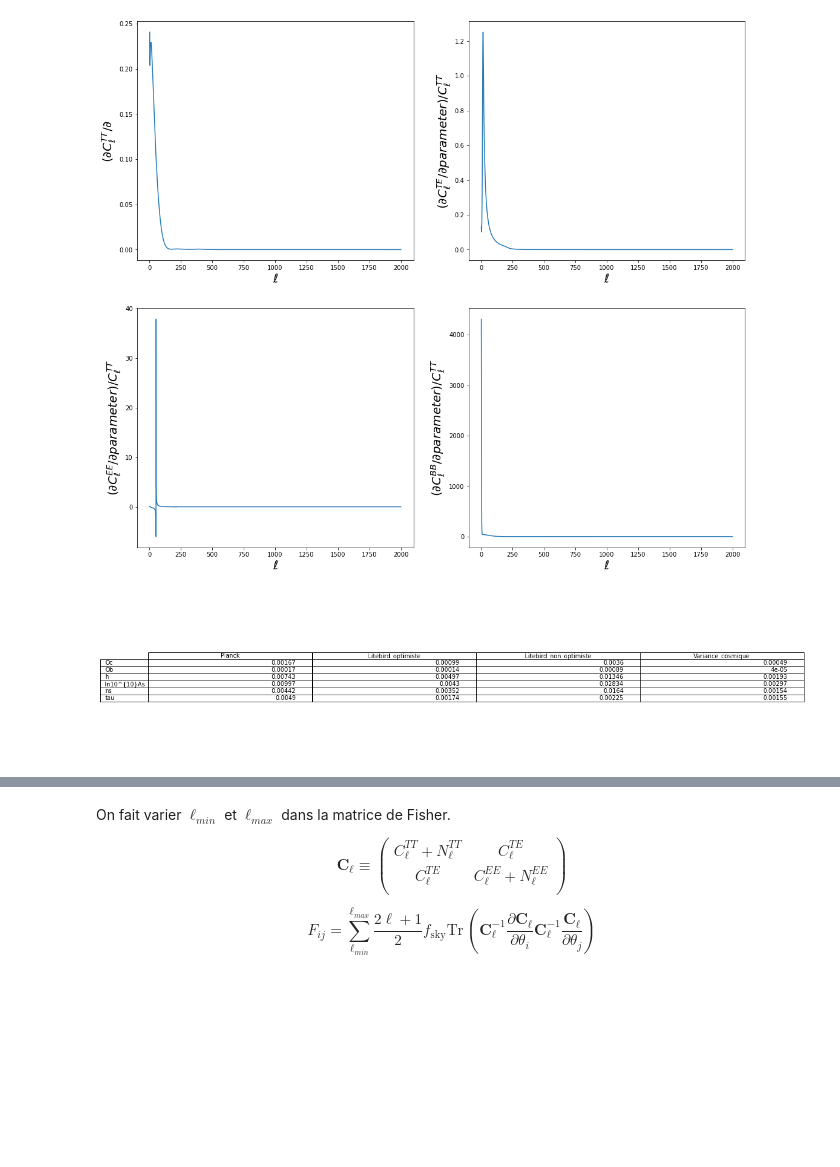
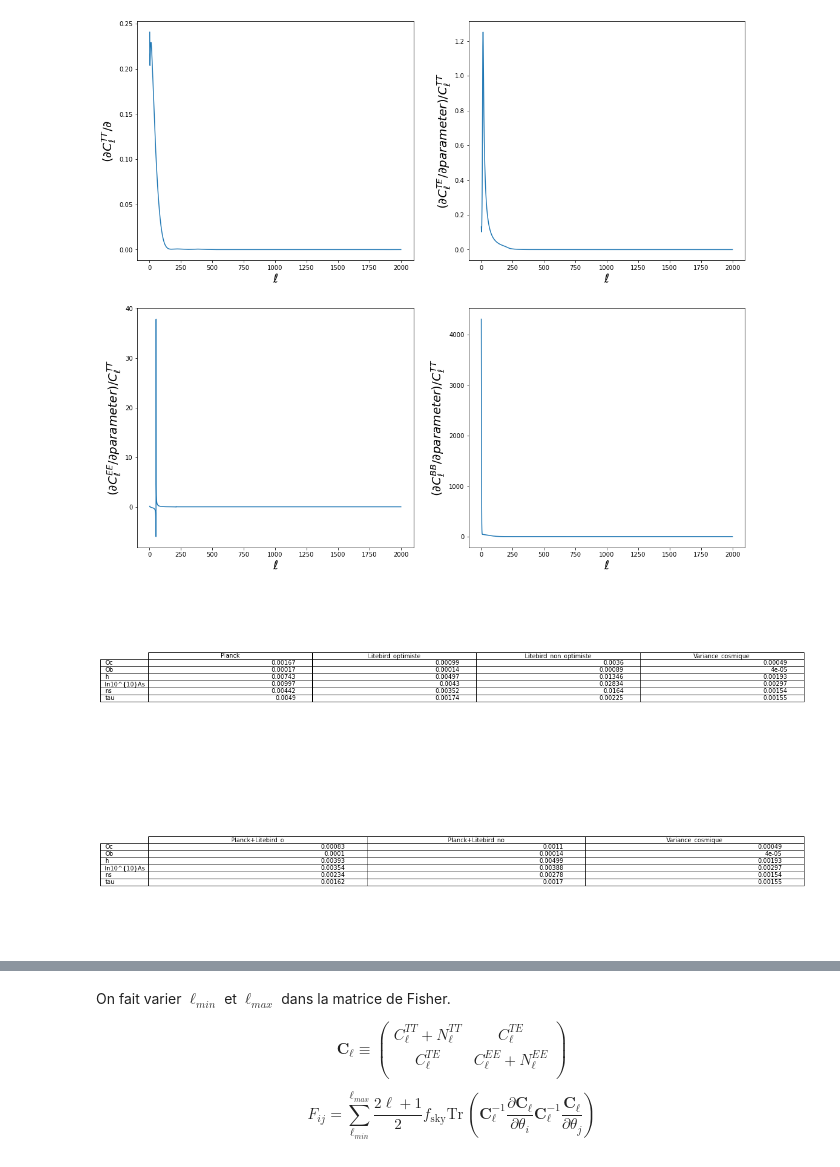
Before and after one commit to EmilePangburn/Fisher_CMB, a Jupyter notebook: Fisher_CMB.ipynb, the cells around one changed output, grey strips where cells are left out. Drawn from its saved outputs; the diff is of its cells as text; code cells hidden in the pictures; blank space fills up the shorter version.

```diff
--- a/Fisher_CMB.ipynb
+++ b/Fisher_CMB.ipynb
@@ -425,30 +429,54 @@ def Full_Fisher_noise():
 # %%
 #resultat = Full_Fisher_noise()
 #np.savetxt('fisher_matrice_noise_litebird_nopt',resultat)
 
 
 liteBIRD_opt= np.loadtxt('fisher_matrice_noise_litebird_opt')
 liteBIRD_nopt= np.loadtxt('fisher_matrice_noise_litebird_nopt')
 Planck = np.loadtxt('fisher_matrice_noise')
 cosmique = np.loadtxt('fisher_matrice_cosmique')
 Cov_Lo = np.sqrt(np.diag(np.linalg.inv(liteBIRD_opt)))
 Cov_Lno = np.sqrt(np.diag(np.linalg.inv(liteBIRD_nopt)))
 Cov_P = np.sqrt(np.diag(np.linalg.inv(Planck)))
 Cov_V = np.sqrt(np.diag(np.linalg.inv(cosmique)))
 
 fig, ax =plt.subplots(1,1,figsize = (20, 5))
 data=np.zeros((6,4))
 data[:,0] = np.around(Cov_P,5)
 data[:,1] = np.around(Cov_Lo,5)
 data[:,2] = np.around(Cov_Lno,5)
 data[:,3] = np.around(Cov_V,5)
 
 column_labels=["Planck", "Litebird_optimiste", "Litebird_non_optimiste","Variance_cosmique"]
 row_labels = ["Oc","Ob","h","ln10^{10}As","ns","tau"]
 ax.axis('tight')
 ax.axis('off')
 ax.table(cellText=data,rowLabels=row_labels,colLabels=column_labels,loc="center")
 
 plt.show()
+
+
+liteBIRD_opt= np.loadtxt('fisher_matrice_noise_litebird_opt')
+liteBIRD_nopt= np.loadtxt('fisher_matrice_noise_litebird_nopt')
+Planck = np.loadtxt('fisher_matrice_noise')
+S1 = Planck+liteBIRD_opt
+S2 = liteBIRD_nopt+Planck
+Cov_S_opt = np.sqrt(np.diag(np.linalg.inv(S1)))
+Cov_S_nopt = np.sqrt(np.diag(np.linalg.inv(S2)))
+fig, ax =plt.subplots(1,1,figsize = (20, 5))
+data=np.zeros((6,3))
+data[:,0] = np.around(Cov_S_opt,5)
+data[:,1] = np.around(Cov_S_nopt,5)
+data[:,2] = np.around(Cov_V,5)
+
+
+column_labels=["Planck+Litebird_o","Planck+Litebird_no","Variance_cosmique"]
+row_labels = ["Oc","Ob","h","ln10^{10}As","ns","tau"]
+ax.axis('tight')
+ax.axis('off')
+ax.table(cellText=data,rowLabels=row_labels,colLabels=column_labels,loc="center")
+
+plt.show()
 # %% [output]
 [figure]
+[figure, added]
```
Also changed, not shown: parts of 7 cells of this notebook.
